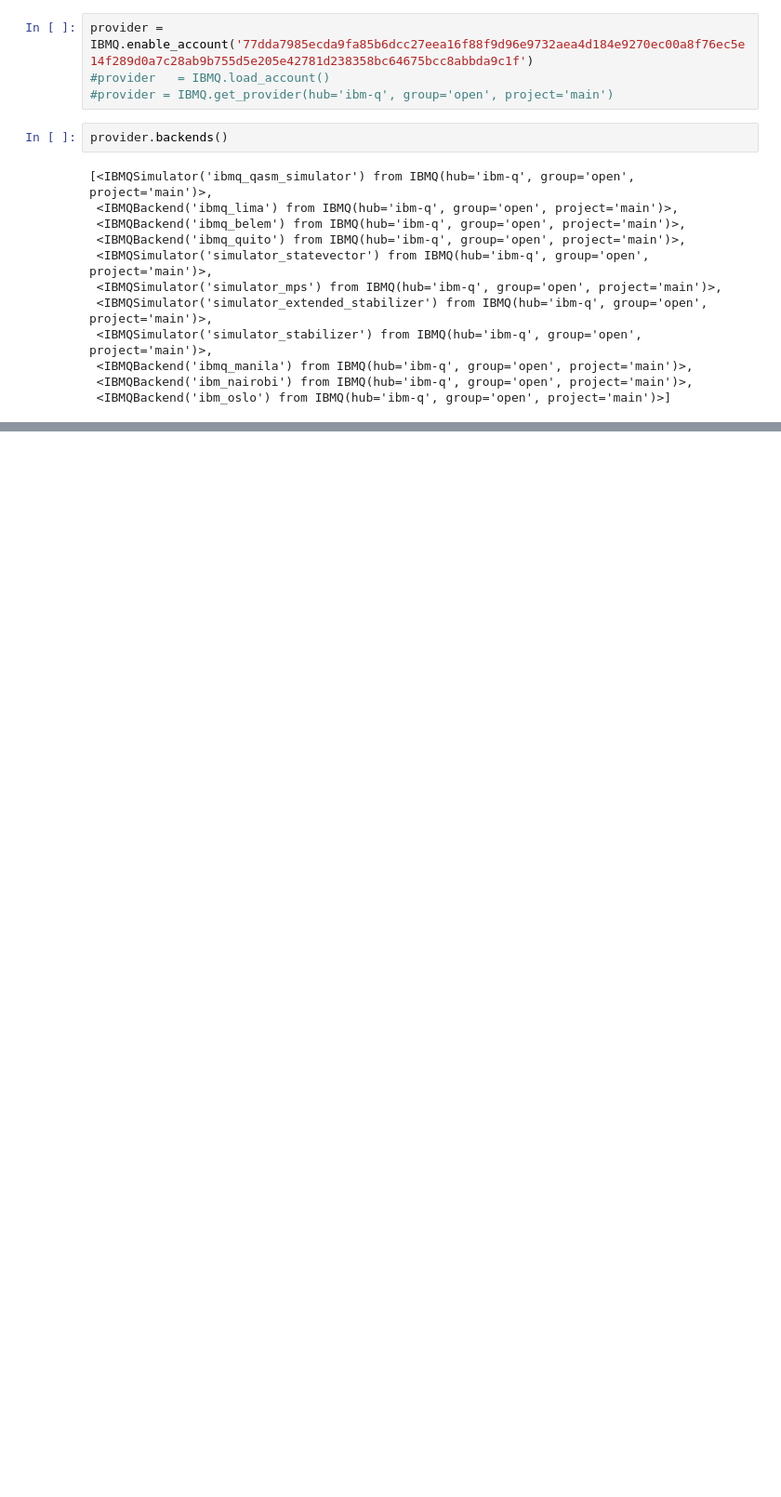
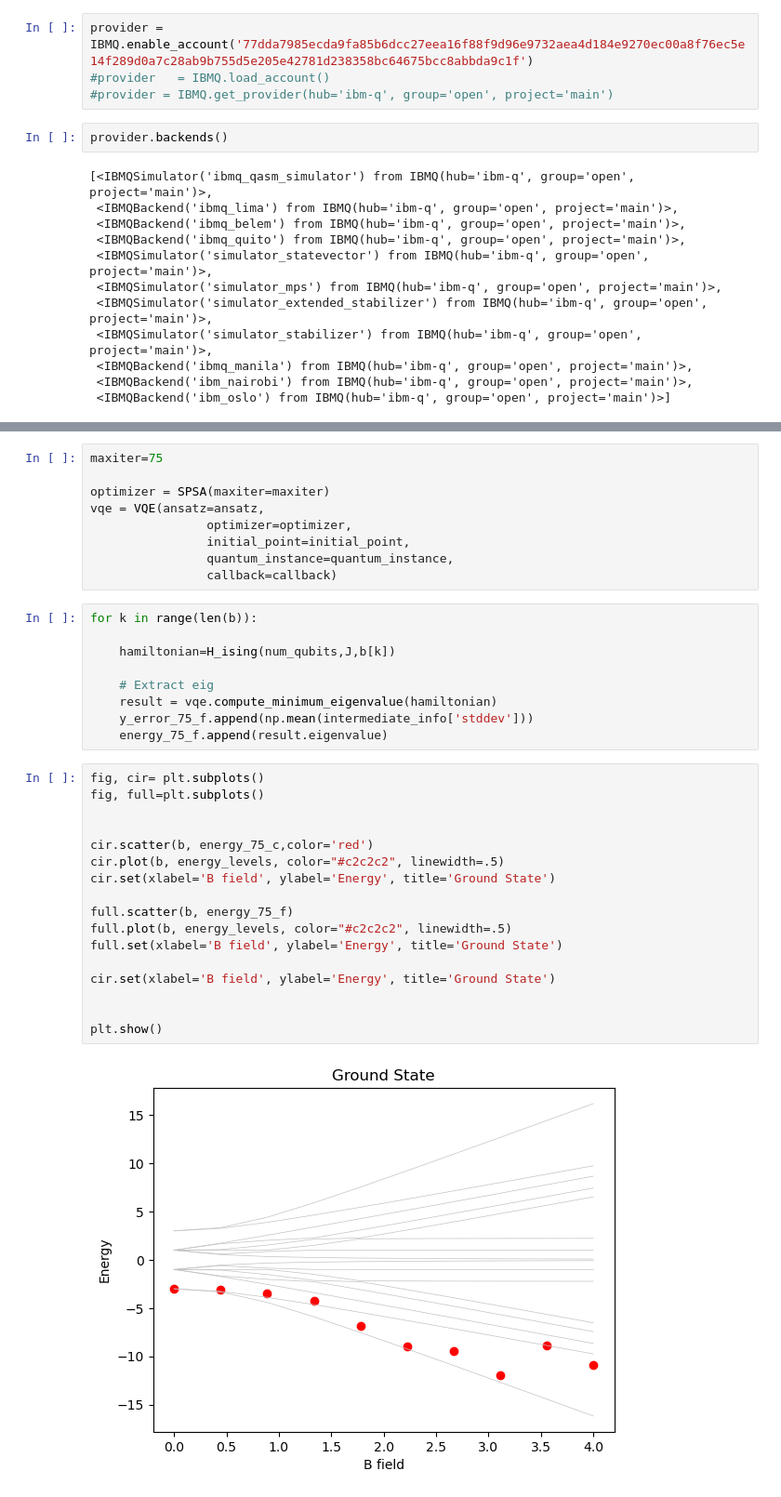
Before and after one commit to fabio99c/ProgettoAQM, a Jupyter notebook: Ground state.ipynb, the cells around one changed output, grey strips where cells are left out. Shown at 93% size. Cells and saved outputs as stored; diff of their text form; blank space fills up the shorter version.

```diff
--- a/Ground state.ipynb
+++ b/Ground state.ipynb
@@ -167,0 +369,37 @@ vqe = VQE(ansatz=ansatz,
+# %%
+maxiter=75
+
+optimizer = SPSA(maxiter=maxiter)
+vqe = VQE(ansatz=ansatz,
+                optimizer=optimizer,
+                initial_point=initial_point,
+                quantum_instance=quantum_instance,
+                callback=callback)
+# %%
+for k in range(len(b)):
+
+    hamiltonian=H_ising(num_qubits,J,b[k])
+
+    # Extract eig
+    result = vqe.compute_minimum_eigenvalue(hamiltonian)
+    y_error_75_f.append(np.mean(intermediate_info['stddev']))
+    energy_75_f.append(result.eigenvalue)
+# %%
+fig, cir= plt.subplots()
+fig, full=plt.subplots()
+
+
+cir.scatter(b, energy_75_c,color='red')
+cir.plot(b, energy_levels, color="#c2c2c2", linewidth=.5)
+cir.set(xlabel='B field', ylabel='Energy', title='Ground State')
+
+full.scatter(b, energy_75_f)
+full.plot(b, energy_levels, color="#c2c2c2", linewidth=.5)
+full.set(xlabel='B field', ylabel='Energy', title='Ground State')
+
+cir.set(xlabel='B field', ylabel='Energy', title='Ground State')
+
+
+plt.show()
+# %% [output]
+[figure, added]
```
Also changed, not shown: parts of 110 cells of this notebook.
